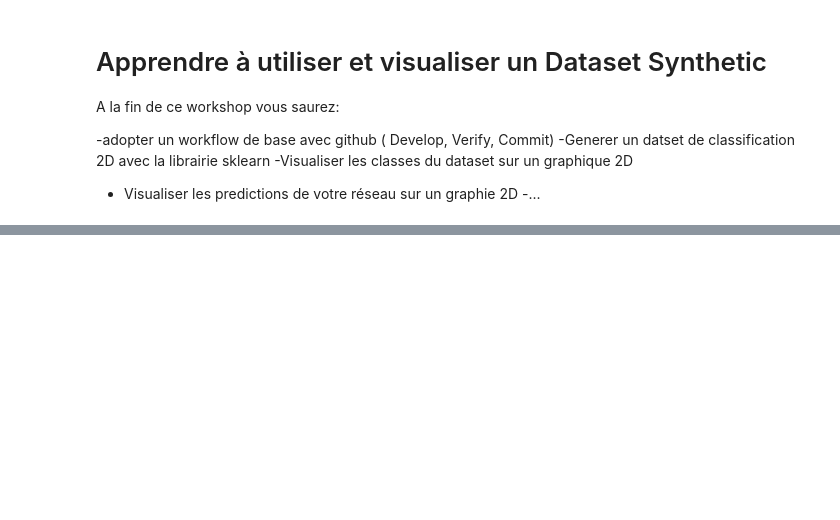
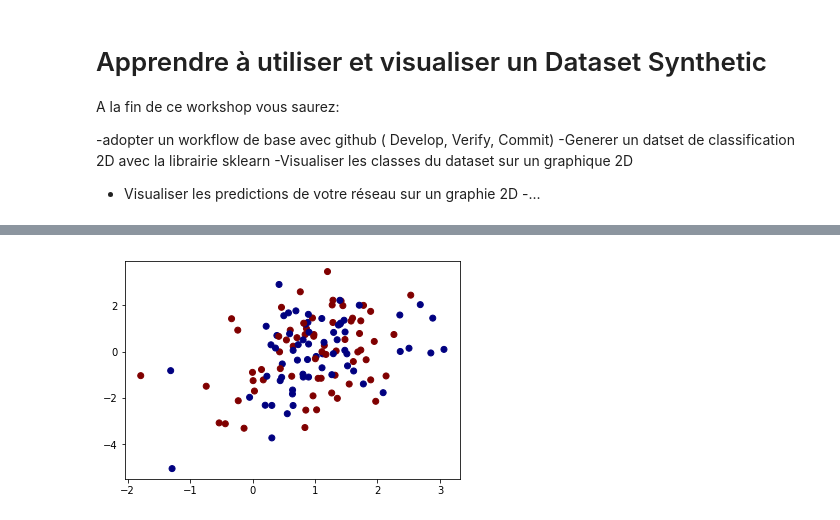
Before and after one commit to manaya2019/synthetic_2D, a Jupyter notebook: Creation dataset Synthetic.ipynb, the cells around one changed output, grey strips where cells are left out. Cells and saved outputs as stored; diff of their text form; code cells hidden in the pictures; blank space fills up the shorter version.

```diff
--- a/Creation dataset Synthetic.ipynb
+++ b/Creation dataset Synthetic.ipynb
@@ -131,0 +109,19 @@ plotdataset(x_train, y_train)
+# %%
+#On fix le nombre s'exemples total par dataset à SAMPLE SIZE
+SAMPLE_SIZE = 200
+
+# On crée le dataset séparable linéairement
+x, y = make_classification(n_samples=SAMPLE_SIZE,
+                           n_features=20,
+                          n_informative=2,
+                           n_redundant=0,
+                          n_classes=2,
+                          n_clusters_per_class=1)
+
+#On split le dataset
+X_train, y_train, X_test, y_test =  split_dataset(X, y)
+
+
+plotdataset(X_train, y_train)
+# %% [output]
+[figure, added]
```
Also changed, not shown: parts of 14 cells of this notebook.
